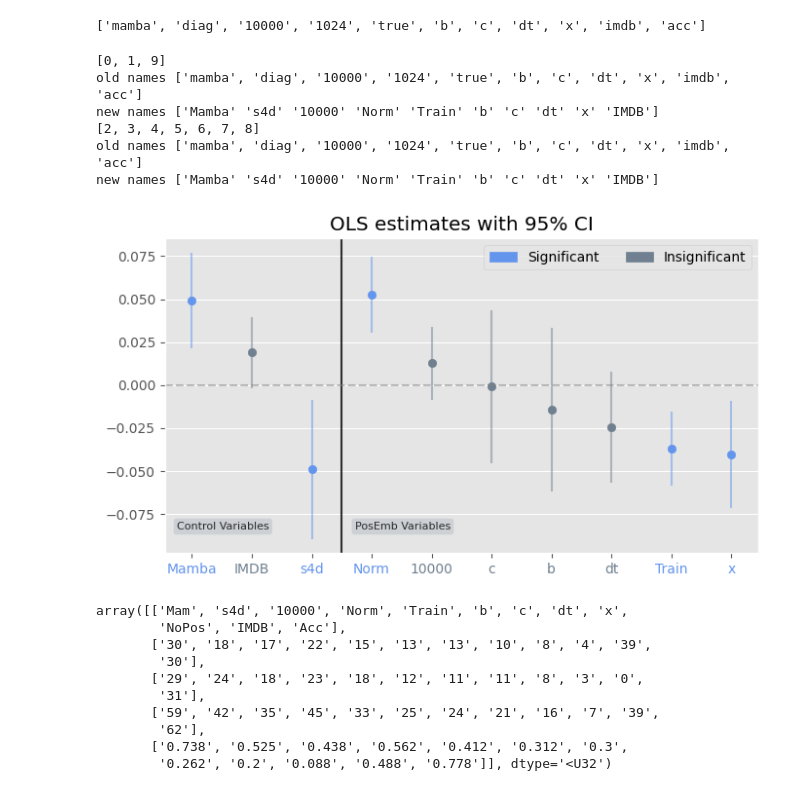
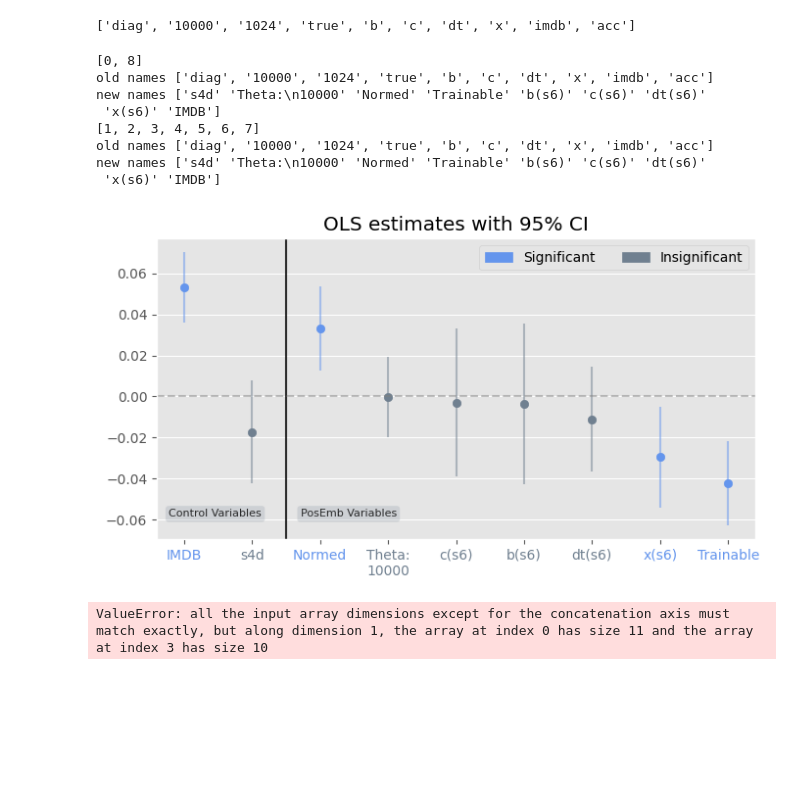
Before and after one commit to KarlUlbaek/Deep-Learning-with-State-Spaces-for-Efficient-Sequence-Modeling, a Jupyter notebook: code/src/s4_playground/plotting/pos_emb.ipynb, the cells around one changed output. Drawn from its saved outputs; the diff is of its cells as text; code cells hidden in the pictures; blank space fills up the shorter version.

```diff
--- a/code/src/s4_playground/plotting/pos_emb.ipynb
+++ b/code/src/s4_playground/plotting/pos_emb.ipynb
@@ -12,13 +12,17 @@ def OSL_data_old(path = "data/exp2/IMDBtoken_pos2_val.csv"):
    print(df.shape)
 
    not_all = [col for col in list(df.columns) if "\'first\'" in col or "\'everyother\'"  in col]
-   print("not all", not_all)
+   not_all2 = [col for col in list(df.columns) if "mam" not in col.lower()]
+   not_all = not_all + not_all2
+   print("EXCLUDED", not_all)
    df = df.drop(not_all, axis='columns')
    df = df.dropna(axis = "columns")
    df = df.rename(columns={name: name.lower()[:-11] for name in list(df.columns)})
+   # if "IMDB" in path:
+   #    df = df.drop("mambamodel_s6", axis='columns')
 
    imdb = True if "IMDB" in path else False
-   vars = ["mamba", "diag","10000", "1024", "true"]
+   vars = ["diag","10000", "1024", "true"]
    bonus_vars = ["b", "c", "dt", "x"]
    final_vars = ["nopos", "imdb","acc"]
    all_vars = vars + bonus_vars + final_vars
@@ -49,5 +53,7 @@ def OSL_data_old(path = "data/exp2/IMDBtoken_pos2_val.csv"):
          binary_data[name_dix, -3] = 1.
 
    return binary_data, all_vars
+
+imdb_ols_data, all_vars = OSL_data_old(path="data/exp2/IMDBtoken_pos2_val_OLD.csv")
 # imdb_ols_data, all_vars = OSL_data(path="data/exp2/IMDBtoken_pos2_val.csv")
 # cifar10_ols_data, _ = OSL_data(path = "data/exp2/CIFAR10cons_pos2_val.csv")
@@ -121,19 +137,21 @@ not all []
 # %%
 #print(list(zip(all_vars, imdb_ols_data.mean(axis=0))))
 
-imdb_ols_data, all_vars = OSL_data_old(path="data/exp2/IMDBtoken_pos2_val_OLD.csv")
-cifar10_ols_data, _ = OSL_data_old(path = "data/exp2/CIFAR10cons_pos2_val_OLD.csv")
+imdb_ols_data, all_vars = OSL_data_old(path="data/exp2/IMDBtoken_pos2_val_NEW.csv")
+cifar10_ols_data, _ = OSL_data_old(path ="data/exp2/CIFAR10cons_pos2_val_NEW.csv")
 
 
 print("cifar", cifar10_ols_data.mean(axis=0).round(2))
 print("imdb", imdb_ols_data.mean(axis=0).round(2))
 combined = np.vstack((cifar10_ols_data, imdb_ols_data))
 
+print("IMDB avg with pos", combined[(combined[:,8]==0) * (combined[:,9]==1), -1].mean())
+print("IMBD avg no pos", combined[(combined[:,8]==1) * (combined[:,9]==1), -1].mean())
 
-no_pos_ = True
-if no_pos_:
-   combined = np.delete(combined, -3, axis=1)
-   all_vars.pop(-3)
+print("Cifar10 avg with pos", combined[(combined[:,8]==0) * (combined[:,9]==0), -1].mean())
+print("Cifar10 avg no pos", combined[(combined[:,8]==1) * (combined[:,9]==0), -1].mean())
+
+
 
 print(all_vars)
 print("combined", combined.mean(axis=0).round(2))
@@ -215,19 +349,18 @@ Notes:
 # %%
 all_vars
 # %% [output]
-['mamba', 'diag', '10000', '1024', 'true', 'b', 'c', 'dt', 'x', 'imdb', 'acc']
+['diag', '10000', '1024', 'true', 'b', 'c', 'dt', 'x', 'imdb', 'acc']
 # %%
-import matplotlib.pyplot as plt
-plt.style.use("ggplot")
+
 num_vars = len(fit.params[1:])
 
 
 params_ = np.array(fit.params[1:])
 if no_pos_:
-   all_vars_ = np.array(["Mamba", "s4d", "10000", "Norm", "Train", "b", "c", "dt", "x","IMDB"])
+   all_vars_ = np.array(["s4d", "Theta:\n10000", "Normed", "Trainable", "b(s6)", "c(s6)", "dt(s6)", "x(s6)","IMDB"])
 else:
-   all_vars_ = np.array(["Mamba", "s4d", "10000", "Norm", "Train", "b", "c", "dt", "x", "NoPos","IMDB"])#np.array(all_vars[:-1])
-not_pos_vars_idx = [0,1,len(params_)-1]
+   all_vars_ = np.array(["s4d", "Theta:\n10000", "Normed", "Trainable", "b(s6)", "c(s6)", "dt(s6)", "x(s6)", "NoPos","IMDB"])#np.array(all_vars[:-1])
+not_pos_vars_idx = [0,len(params_)-1]
 tmp = ((0,not_pos_vars_idx),
        (len(not_pos_vars_idx), [idx for idx in list(range(len(params_))) if idx not in not_pos_vars_idx]))
 plt.figure(figsize=(7,4))
@@ -260,50 +393,51 @@ for off_set, range_ in tmp:
       plt.scatter(i+off_set, params[i], color=color)
       plt.vlines(i+off_set, params[i]-1.96*se[i], params[i]+1.96*se[i], color=color, alpha=0.5)
 
-plt.xticks(range(num_vars), np.concatenate((np.array(["Mamba", "IMDB", "s4d"]), all_var_names)))
+plt.xticks(range(num_vars), np.concatenate((np.array(["IMDB", "s4d"]), all_var_names)))
 xticks = [tick for tick in ax.get_xticklabels()]
 
 for ax_, color in zip(ax.get_xticklabels(), colors):
     ax_.set_color(color)
 
 import matplotlib.patches as mpatches
 red_patch = [
            mpatches.Patch(color='cornflowerblue', label='Significant'),
            mpatches.Patch(color='slategray', label='Insignificant'),
           ]
 
 plt.legend(handles=red_patch, ncol=2)
 
-plt.axvline(2.5,color="black", alpha=0.8)
+plt.axvline(1.5,color="black", alpha=0.8)
 plt.axhline(0, color="gray", alpha=0.5, linestyle="--")
 plt.grid(axis="x")
 plt.title("OLS estimates with 95% CI")
 plt.tight_layout()
 
 props = dict(boxstyle='round', facecolor='slategray', alpha=0.2)
 ctr_vars = "Control Variables"
 ax.text(0.02, 0.1, ctr_vars, transform=ax.transAxes, fontsize=8,color="black", alpha=0.8,
         verticalalignment='top', bbox=props)
-indent = 0.3
+indent = 0.22
 ctr_vars = "PosEmb Variables"
 if no_pos_:
    indent+=0.02
 ax.text(indent,0.1, ctr_vars, transform=ax.transAxes, fontsize=8, color="black", alpha=0.8,
         verticalalignment='top', bbox=props)
 
 
 plt.savefig(f"data/exp2/ols_coef_ci_pos_emb.png", dpi=200)
 # %% [output]
-[0, 1, 9]
-old names ['mamba', 'diag', '10000', '1024', 'true', 'b', 'c', 'dt', 'x', 'imdb', 'acc']
-new names ['Mamba' 's4d' '10000' 'Norm' 'Train' 'b' 'c' 'dt' 'x' 'IMDB']
-[2, 3, 4, 5, 6, 7, 8]
-old names ['mamba', 'diag', '10000', '1024', 'true', 'b', 'c', 'dt', 'x', 'imdb', 'acc']
-new names ['Mamba' 's4d' '10000' 'Norm' 'Train' 'b' 'c' 'dt' 'x' 'IMDB']
+[0, 8]
+old names ['diag', '10000', '1024', 'true', 'b', 'c', 'dt', 'x', 'imdb', 'acc']
+new names ['s4d' 'Theta:\n10000' 'Normed' 'Trainable' 'b(s6)' 'c(s6)' 'dt(s6)'
+ 'x(s6)' 'IMDB']
+[1, 2, 3, 4, 5, 6, 7]
+old names ['diag', '10000', '1024', 'true', 'b', 'c', 'dt', 'x', 'imdb', 'acc']
+new names ['s4d' 'Theta:\n10000' 'Normed' 'Trainable' 'b(s6)' 'c(s6)' 'dt(s6)'
+ 'x(s6)' 'IMDB']
-[figure, old version]
+[figure, new version]
 # %%
-all_vars__ = np.array(["Mam", "s4d", "10000", "Norm", "Train", "b", "c", "dt", "x", "NoPos", "IMDB", "Acc"])
-
+all_vars__ = np.array(["s4d", "10000", "Norm", "Train", "b", "c", "dt", "x", "NoPos", "IMDB", "Acc"])
 df = np.vstack((np.array(all_vars__),
                 imdb_ols_data.sum(axis=0).astype(int),
                 cifar10_ols_data.sum(axis=0).astype(int),
@@ -311,16 +445,7 @@ df = np.vstack((np.array(all_vars__),
                 combined.mean(axis=0).round(3)))
 df
 # %% [output]
-array([['Mam', 's4d', '10000', 'Norm', 'Train', 'b', 'c', 'dt', 'x',
-        'NoPos', 'IMDB', 'Acc'],
-       ['30', '18', '17', '22', '15', '13', '13', '10', '8', '4', '39',
-        '30'],
-       ['29', '24', '18', '23', '18', '12', '11', '11', '8', '3', '0',
-        '31'],
-       ['59', '42', '35', '45', '33', '25', '24', '21', '16', '7', '39',
-        '62'],
-       ['0.738', '0.525', '0.438', '0.562', '0.412', '0.312', '0.3',
-        '0.262', '0.2', '0.088', '0.488', '0.778']], dtype='<U32')
+ValueError: all the input array dimensions except for the concatenation axis must match exactly, but along dimension 1, the array at index 0 has size 11 and the array at index 3 has size 10
 # %%
 df[1,-1] = imdb_ols_data.mean(axis=0).round(3)[-1]
 df[2,-1] = cifar10_ols_data.mean(axis=0).round(3)[-1]
```
Also changed, not shown: parts of 10 cells of this notebook, 3 other files.
